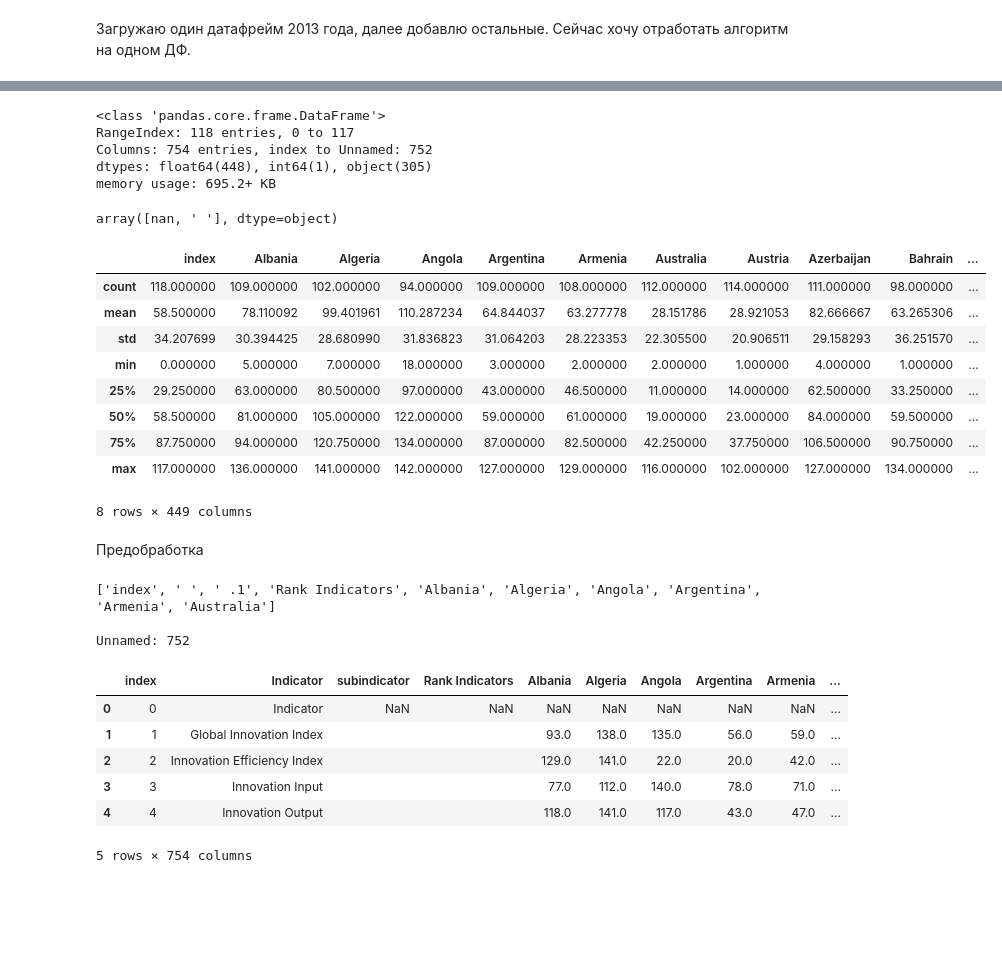
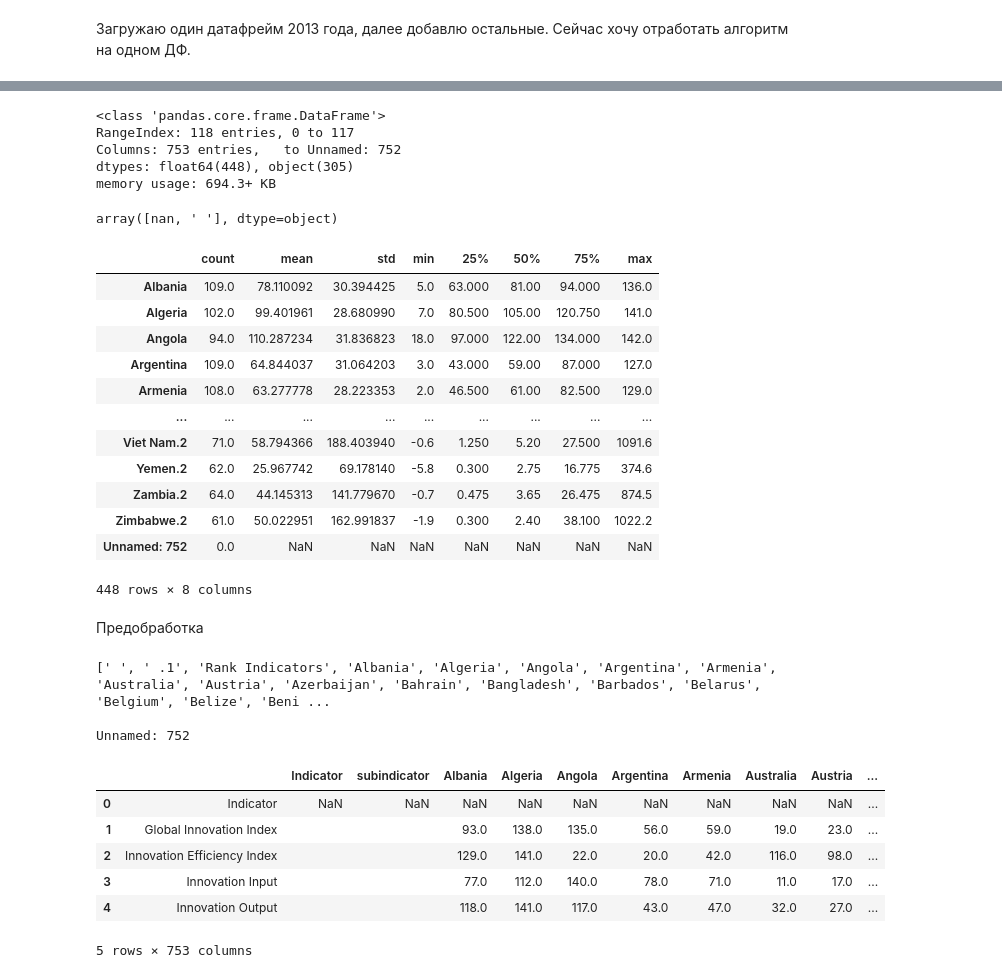
Before and after one commit to DSerpuhovitin/netology_pyda, a Jupyter notebook: Degee_project_ML/Degree_ML.ipynb, the cells around one changed output, grey strips where cells are left out. Drawn from its saved outputs; the diff is of its cells as text; code cells hidden in the pictures; blank space fills up the shorter version.

```diff
--- a/Degee_project_ML/Degree_ML.ipynb
+++ b/Degee_project_ML/Degree_ML.ipynb
@@ -3,7 +4,10 @@ import pandas as pd
 import numpy as np
 # %% [markdown]
 Загружаю один датафрейм 2013 года, далее добавлю остальные. Сейчас хочу отработать алгоритм на одном ДФ.
+# %%
+data_dir = 'C:\\Users\\dserp\\ML\\Degree_ML\\full'
+file_list = os.listdir(data_dir)
 # %%
-data2013f = pd.read_csv('full\\GII_2013_full.csv').reset_index()
+data2013f = pd.read_csv(os.path.join(data_dir, file_list[0]))
 data2013f.head(10)
 # %% [output]
@@ -24,46 +28,49 @@ data2013f.info()
 # %% [output]
 <class 'pandas.core.frame.DataFrame'>
 RangeIndex: 118 entries, 0 to 117
-Columns: 754 entries, index to Unnamed: 752
-dtypes: float64(448), int64(1), object(305)
-memory usage: 695.2+ KB
+Columns: 753 entries,   to Unnamed: 752
+dtypes: float64(448), object(305)
+memory usage: 694.3+ KB
 # %%
 data2013f['Rank Indicators'].unique()
 # %% [output]
 array([nan, ' '], dtype=object)
 # %%
-data2013f.describe()
+data2013f.describe().T
 # %% [output]
-|  | index | Albania | Algeria | Angola | Argentina | Armenia | Australia | Austria | Azerbaijan | Bahrain | ... |
-| count | 118.000000 | 109.000000 | 102.000000 | 94.000000 | 109.000000 | 108.000000 | 112.000000 | 114.000000 | 111.000000 | 98.000000 | ... |
-| mean | 58.500000 | 78.110092 | 99.401961 | 110.287234 | 64.844037 | 63.277778 | 28.151786 | 28.921053 | 82.666667 | 63.265306 | ... |
-| std | 34.207699 | 30.394425 | 28.680990 | 31.836823 | 31.064203 | 28.223353 | 22.305500 | 20.906511 | 29.158293 | 36.251570 | ... |
-| min | 0.000000 | 5.000000 | 7.000000 | 18.000000 | 3.000000 | 2.000000 | 2.000000 | 1.000000 | 4.000000 | 1.000000 | ... |
-| 25% | 29.250000 | 63.000000 | 80.500000 | 97.000000 | 43.000000 | 46.500000 | 11.000000 | 14.000000 | 62.500000 | 33.250000 | ... |
-| 50% | 58.500000 | 81.000000 | 105.000000 | 122.000000 | 59.000000 | 61.000000 | 19.000000 | 23.000000 | 84.000000 | 59.500000 | ... |
-| 75% | 87.750000 | 94.000000 | 120.750000 | 134.000000 | 87.000000 | 82.500000 | 42.250000 | 37.750000 | 106.500000 | 90.750000 | ... |
-| max | 117.000000 | 136.000000 | 141.000000 | 142.000000 | 127.000000 | 129.000000 | 116.000000 | 102.000000 | 127.000000 | 134.000000 | ... |
+|  | count | mean | std | min | 25% | 50% | 75% | max |
+| Albania | 109.0 | 78.110092 | 30.394425 | 5.0 | 63.000 | 81.00 | 94.000 | 136.0 |
+| Algeria | 102.0 | 99.401961 | 28.680990 | 7.0 | 80.500 | 105.00 | 120.750 | 141.0 |
+| Angola | 94.0 | 110.287234 | 31.836823 | 18.0 | 97.000 | 122.00 | 134.000 | 142.0 |
+| Argentina | 109.0 | 64.844037 | 31.064203 | 3.0 | 43.000 | 59.00 | 87.000 | 127.0 |
+| Armenia | 108.0 | 63.277778 | 28.223353 | 2.0 | 46.500 | 61.00 | 82.500 | 129.0 |
+| ... | ... | ... | ... | ... | ... | ... | ... | ... |
+| Viet Nam.2 | 71.0 | 58.794366 | 188.403940 | -0.6 | 1.250 | 5.20 | 27.500 | 1091.6 |
+| Yemen.2 | 62.0 | 25.967742 | 69.178140 | -5.8 | 0.300 | 2.75 | 16.775 | 374.6 |
+| Zambia.2 | 64.0 | 44.145313 | 141.779670 | -0.7 | 0.475 | 3.65 | 26.475 | 874.5 |
+| Zimbabwe.2 | 61.0 | 50.022951 | 162.991837 | -1.9 | 0.300 | 2.40 | 38.100 | 1022.2 |
+| Unnamed: 752 | 0.0 | NaN | NaN | NaN | NaN | NaN | NaN | NaN |
-8 rows × 449 columns
+448 rows × 8 columns
 # %% [markdown]
 Предобработка
 # %%
 #Для дальнейшей обработки я делаю лист названий колонок
 col_list = list(data2013f)
-print(col_list[:10], '\n')
-print(col_list[753])
+print(col_list[:120], '\n')
+print(col_list[752])
 # %% [output]
-['index', ' ', ' .1', 'Rank Indicators', 'Albania', 'Algeria', 'Angola', 'Argentina', 'Armenia', 'Australia']
+[' ', ' .1', 'Rank Indicators', 'Albania', 'Algeria', 'Angola', 'Argentina', 'Armenia', 'Australia', 'Austria', 'Azerbaijan', 'Bahrain', 'Bangladesh', 'Barbados', 'Belarus', 'Belgium', 'Belize', 'Beni ...
 
 Unnamed: 752
 # %%
 #Переименовываю столбцы
-data2013f.rename(columns={col_list[1] : 'Indicator', col_list[2] : 'subindicator', col_list[753] : 'to_del'}, inplace=True)
+data2013f.rename(columns={col_list[1] : 'Indicator', col_list[2] : 'subindicator', col_list[752] : 'to_del'}, inplace=True)
 data2013f.head()
 # %% [output]
-|  | index | Indicator | subindicator | Rank Indicators | Albania | Algeria | Angola | Argentina | Armenia | ... |
-| 0 | 0 | Indicator | NaN | NaN | NaN | NaN | NaN | NaN | NaN | ... |
-| 1 | 1 | Global Innovation Index |  |  | 93.0 | 138.0 | 135.0 | 56.0 | 59.0 | ... |
-| 2 | 2 | Innovation Efficiency Index |  |  | 129.0 | 141.0 | 22.0 | 20.0 | 42.0 | ... |
-| 3 | 3 | Innovation Input |  |  | 77.0 | 112.0 | 140.0 | 78.0 | 71.0 | ... |
-| 4 | 4 | Innovation Output |  |  | 118.0 | 141.0 | 117.0 | 43.0 | 47.0 | ... |
+|  |  | Indicator | subindicator | Albania | Algeria | Angola | Argentina | Armenia | Australia | Austria | ... |
+| 0 | Indicator | NaN | NaN | NaN | NaN | NaN | NaN | NaN | NaN | NaN | ... |
+| 1 | Global Innovation Index |  |  | 93.0 | 138.0 | 135.0 | 56.0 | 59.0 | 19.0 | 23.0 | ... |
+| 2 | Innovation Efficiency Index |  |  | 129.0 | 141.0 | 22.0 | 20.0 | 42.0 | 116.0 | 98.0 | ... |
+| 3 | Innovation Input |  |  | 77.0 | 112.0 | 140.0 | 78.0 | 71.0 | 11.0 | 17.0 | ... |
+| 4 | Innovation Output |  |  | 118.0 | 141.0 | 117.0 | 43.0 | 47.0 | 32.0 | 27.0 | ... |
-5 rows × 754 columns
+5 rows × 753 columns
```
Also changed, not shown: parts of 22 cells of this notebook.
